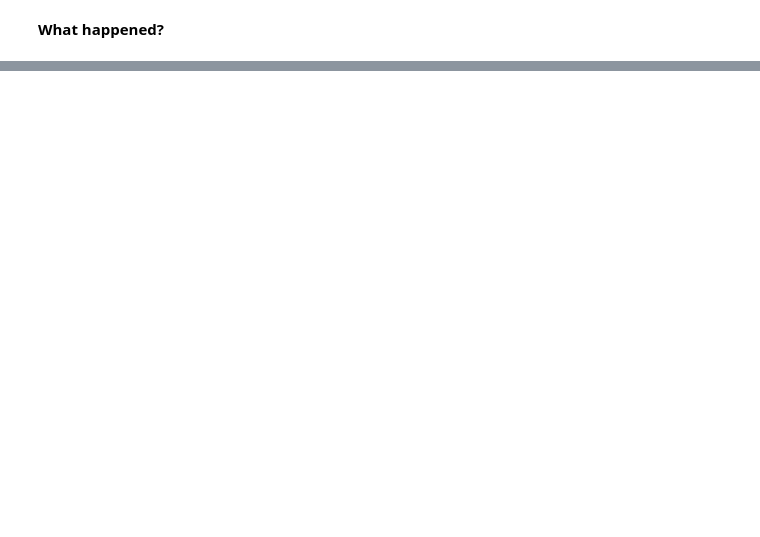
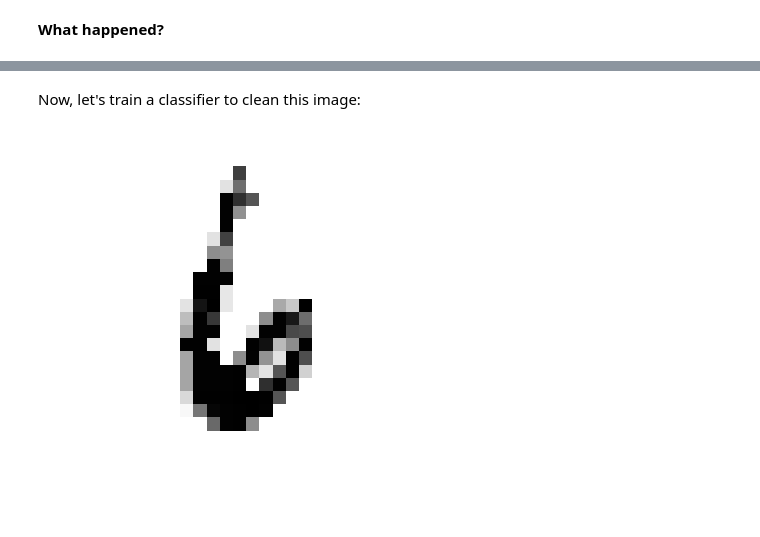
Before and after one commit to YVYX04/ML_First_Steps, a Jupyter notebook: 03_classification.ipynb, the cells around one changed output, grey strips where cells are left out. Drawn from its saved outputs; the diff is of its cells as text; code cells hidden in the pictures; blank space fills up the shorter version.

```diff
--- a/03_classification.ipynb
+++ b/03_classification.ipynb
@@ -757,0 +819,14 @@ In this little example, we are creating a array named `y_multilabel` that contai
+# %%
+np.random.seed(42)
+noise = np.random.randint(0, 100, (len(X_train), 784))
+X_train_mod = X_train + noise
+noise = np.random.randint(0, 100, (len(X_test), 784))
+X_test_mod = X_test + noise
+
+# the labels are the original images
+y_train_mod = X_train
+y_test_mod = X_test
+
+# we plot the noisy image
+plot_digit(X_train_mod[204])
+plot_digit(y_train_mod[204])
@@ -757,0 +836,17 @@ In this little example, we are creating a array named `y_multilabel` that contai
+# %% [markdown]
+Now, let's train a classifier to clean this image:
+# %%
+# an instance of the knn classifier
+knn_clf = KNeighborsClassifier()
+
+# we train the model
+knn_clf.fit(X_train_mod, y_train_mod)
+
+# we predict the digit
+rd.seed(42)
+rd_digit = 204
+clean_digit = knn_clf.predict([X_train_mod[rd_digit]])
+plot_digit(clean_digit)
+plt.show()
+# %% [output]
+[figure, added]
```
Also changed, not shown: parts of 13 cells of this notebook.
